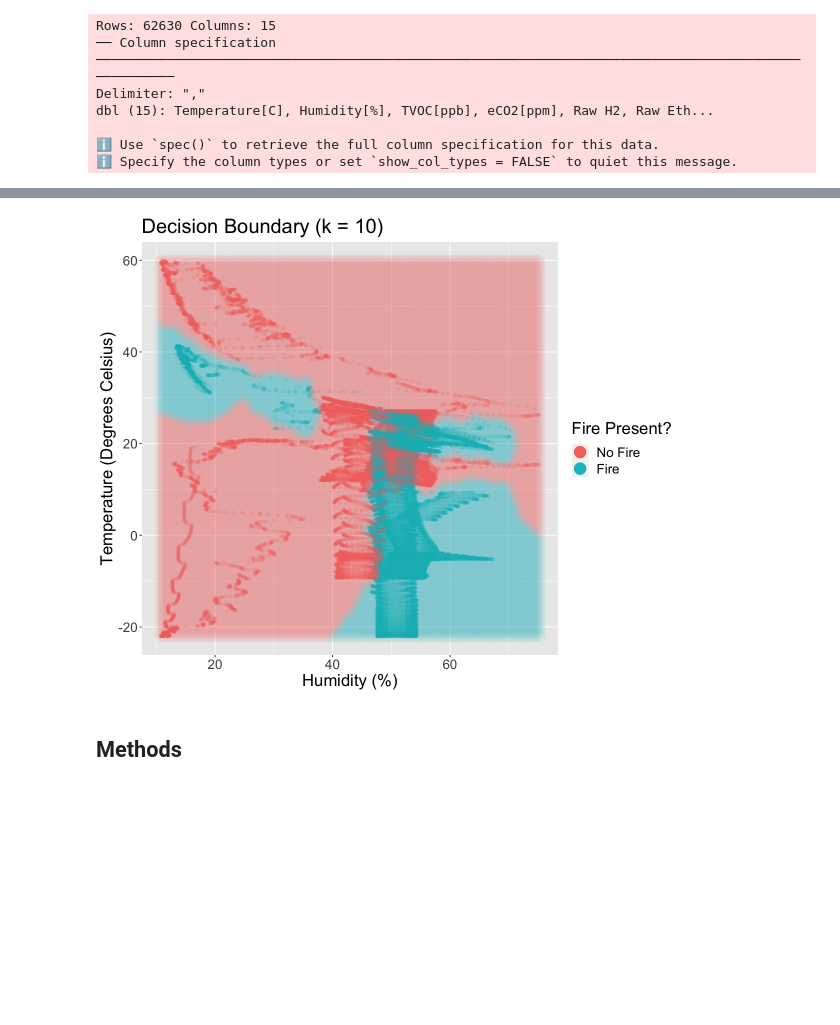
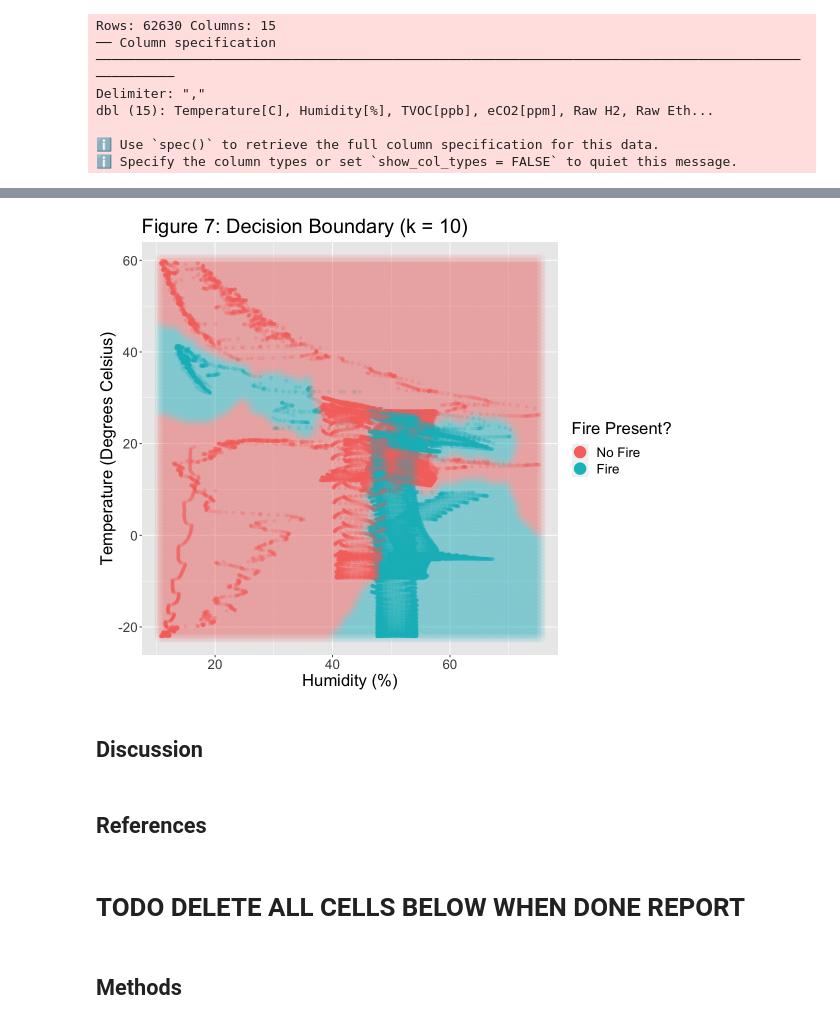
Before and after one commit to ivanlokch/dsci_100_smoke_detector, a Jupyter notebook: report.ipynb, the cells around one changed output, grey strips where cells are left out. Drawn from its saved outputs; the diff is of its cells as text; code cells hidden in the pictures; blank space fills up the shorter version.

```diff
--- a/report.ipynb
+++ b/report.ipynb
@@ -133,18 +146,16 @@ smoke_plot
 # %%
-# Data analysis
-
 # knn model to determine best k
 knn_spec_tune <- nearest_neighbor(weight_func = "rectangular", neighbors = tune()) |>
     set_engine("kknn") |>
     set_mode("classification")
 
-smoke_recipe <- recipe(fire ~ humidity + temp, data = smoke_train) |>
+smoke_recipe <- recipe(fire ~ ., data = smoke_train) |>
     step_scale(all_predictors()) |>
     step_center(all_predictors())
 
 smoke_vfold <- vfold_cv(smoke_train, v = 5, strata = fire)
 
-k_vals_1 = tibble(neighbors = seq(from = 1, to = 500, by = 50)) # rough first pass
+k_vals_1 = tibble(neighbors = seq(from = 1, to = 501, by = 50)) # rough first pass
 
 smoke_results_1 <- workflow() |>
     add_model(knn_spec_tune) |>
@@ -155,7 +166,7 @@ smoke_results_1 <- workflow() |>
 k_vs_acc_1 <- smoke_results_1 |>
   filter(.metric == "accuracy") |>
   ggplot(aes(x = neighbors, y = mean)) +
-  ggtitle("Accuracy vs # of Neighbors") +
+  ggtitle("Figure 4: Accuracy vs. K") +
   geom_line() +
   geom_point() +
   theme(text = element_text(size = 20)) +
@@ -166,7 +181,6 @@ k_vs_acc_1
 # %%
-# very low k seems to be better; now try several k between 1-55
+k_vals_2 = tibble(neighbors = 1:60) # fine-grained second pass
 
-k_vals_2 = tibble(neighbors = 1:55) # fine-grained second pass
 smoke_results_2 <- workflow() |>
   add_model(knn_spec_tune) |>
   add_recipe(smoke_recipe) |>
@@ -176,7 +190,7 @@ smoke_results_2 <- workflow() |>
 k_vs_acc_2 <- smoke_results_2 |>
   filter(.metric == "accuracy") |>
   ggplot(aes(x = neighbors, y = mean)) +
-  ggtitle("Accuracy vs # of Neighbors") +
+  ggtitle("Figure 5: Accuracy vs. K") +
   geom_line() +
   geom_point() +
   theme(text = element_text(size = 20)) +
@@ -240,18 +266,24 @@ prediction_table <- predict(smoke_fit, asgrid) |>
     bind_cols(asgrid)
 # %%
 boundary_plot <- ggplot() +
-    geom_point(data = smoke_data, aes(x = humidity, y = temp, color = fire), alpha = 0.16) +
-    geom_point(data = prediction_table, aes(x = humidity, y = temp, color = .pred_class), alpha = 0.075,
-                 size = 7,
-                 stroke = NA) +
-    ggtitle(paste("Decision Boundary (k = ", best_k, ")", sep = "")) +
+    geom_point(data = smoke_data, aes(x = humidity, y = temp, color = fire), alpha = 0.2) +
+    geom_point(data = prediction_table, aes(x = humidity, y = temp, color = .pred_class),
+                alpha = 0.075,
+                size = 7,
+                stroke = NA) +
+    ggtitle(paste("Figure 7: Decision Boundary (k = ", best_k, ")", sep = "")) +
     labs(x = "Humidity (%)", y = "Temperature (Degrees Celsius)", color = "Fire Present?") +
-    guides(colour = guide_legend(override.aes = list(alpha = 1))) +
+    guides(color = guide_legend(override.aes = list(alpha = 1))) +
     theme(text = element_text(size = 20))
-
 boundary_plot
 # %% [output]
-[figure, old version]
+[figure, new version]
+# %% [markdown]
+## Discussion
+# %% [markdown]
+## References
+# %% [markdown]
+# TODO DELETE ALL CELLS BELOW WHEN DONE REPORT
 # %% [markdown]
 ## Methods
 # %% [markdown]
```
Also changed, not shown: parts of 16 cells of this notebook.
